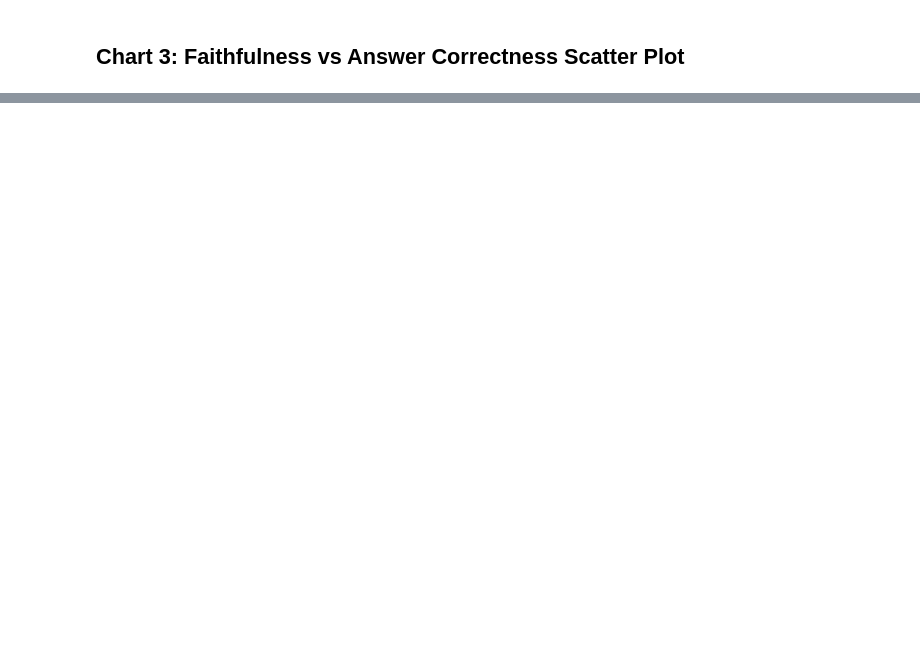
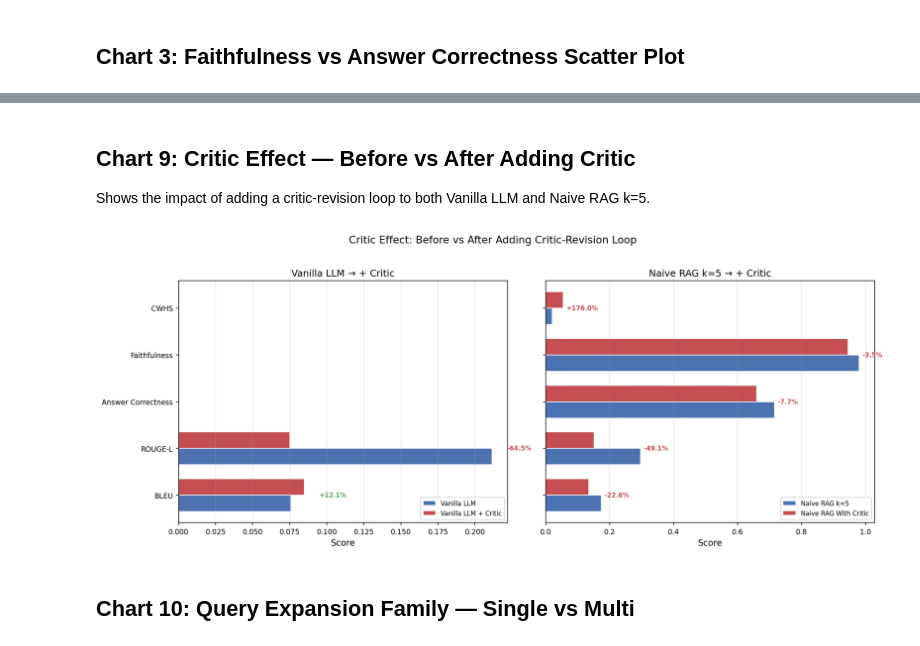
Before and after one commit to maalolankannan1/MedicalQA_RAG, a Jupyter notebook: notebooks/results_charts.ipynb, the cells around one changed output, grey strips where cells are left out. Cells and saved outputs as stored; diff of their text form; code cells hidden in the pictures; blank space fills up the shorter version.

```diff
--- a/notebooks/results_charts.ipynb
+++ b/notebooks/results_charts.ipynb
@@ -25,9 +25,9 @@ plt.rcParams.update({
 })
 
 FIGURES_DIR = config.RESULTS_FIGURES_DIR
-RAGAS_DIR = config.RESULTS_DIR / "ragas"
+RAGAS_DIR = config.RESULTS_RAGAS_DIR
 DEEPEVAL_DIR = config.RESULTS_DEEPEVAL_DIR
-EVAL_DIR = config.RESULTS_DIR / "eval_datasets"
+EVAL_DIR = config.RESULTS_EVALSETS_DIR
 # %% [markdown]
 ## Load All Metrics into a Unified DataFrame
 # %%
@@ -170,15 +191,17 @@ fig, ax = plt.subplots(figsize=(8, 6))
 colors = plt.cm.Set2(np.linspace(0, 1, len(scatter_df)))
 for i, (arch, row) in enumerate(scatter_df.iterrows()):
     ax.scatter(row["Faithfulness"], row["Answer Correctness"], s=120, c=[colors[i]], edgecolors="black", linewidth=0.5, zorder=3)
+    text_pos_x = 8 + np.random.uniform(-2, 2)
+    text_pos_y = 4 + np.random.uniform(-2, )
     ax.annotate(arch, (row["Faithfulness"], row["Answer Correctness"]),
-                textcoords="offset points", xytext=(8, 4), fontsize=8, ha="left")
+                textcoords="offset points", xytext=(text_pos_x, text_pos_y), fontsize=8, ha="left")
 
 ax.set_xlabel("Faithfulness (DeepEval)")
 ax.set_ylabel("Answer Correctness (GEval)")
 ax.set_title("Faithfulness vs Answer Correctness")
 ax.grid(alpha=0.3)
-ax.set_xlim(0.96, 1.0)
-ax.set_ylim(0.30, 0.80)
+ax.set_xlim(0.94, 0.99)
+ax.set_ylim(0.60, 0.85)
 
 plt.tight_layout()
 plt.savefig(FIGURES_DIR / "chart_faithfulness_vs_correctness.png", bbox_inches="tight")
@@ -185,0 +410,52 @@ plt.show()
+# %% [markdown]
+## Chart 9: Critic Effect — Before vs After Adding Critic
+
+Shows the impact of adding a critic-revision loop to both Vanilla LLM and Naive RAG k=5.
+# %%
+critic_pairs = {
+    "Vanilla LLM": "Vanilla LLM + Critic",
+    "Naive RAG k=5": "Naive RAG With Critic",
+}
+critic_metrics = ["BLEU", "ROUGE-L", "Answer Correctness", "Faithfulness", "CWHS"]
+
+fig, axes = plt.subplots(1, 2, figsize=(14, 5.5), sharey=True)
+
+for ax_idx, (base, critic) in enumerate(critic_pairs.items()):
+    available = [m for m in critic_metrics
+                 if m in metrics_df.columns
+                 and base in metrics_df.index
+                 and critic in metrics_df.index
+                 and pd.notna(metrics_df.loc[base, m])
+                 and pd.notna(metrics_df.loc[critic, m])]
+
+    base_vals = [metrics_df.loc[base, m] for m in available]
+    critic_vals = [metrics_df.loc[critic, m] for m in available]
+
+    y = np.arange(len(available))
+    bar_h = 0.35
+
+    axes[ax_idx].barh(y - bar_h/2, base_vals, bar_h, label=base, color="#4C72B0", edgecolor="white")
+    axes[ax_idx].barh(y + bar_h/2, critic_vals, bar_h, label=critic, color="#C44E52", edgecolor="white")
+
+    axes[ax_idx].set_yticks(y)
+    axes[ax_idx].set_yticklabels(available)
+    axes[ax_idx].set_xlabel("Score")
+    axes[ax_idx].set_title(f"{base} → + Critic")
+    axes[ax_idx].legend(fontsize=8, loc="lower right")
+    axes[ax_idx].grid(axis="x", alpha=0.3)
+
+    for i, (bv, cv) in enumerate(zip(base_vals, critic_vals)):
+        pct = ((cv - bv) / bv) * 100 if bv != 0 else 0
+        color = "#55A868" if pct > 0 else "#C44E52"
+        if available[i] == "CWHS":
+            color = "#55A868" if pct < 0 else "#C44E52"
+        axes[ax_idx].text(max(bv, cv) + 0.01, i, f"{pct:+.1f}%", va="center", fontsize=8, color=color, fontweight="bold")
+
+plt.suptitle("Critic Effect: Before vs After Adding Critic-Revision Loop", fontsize=13, y=1.02)
+plt.tight_layout()
+plt.savefig(FIGURES_DIR / "chart_critic_effect.png", bbox_inches="tight")
+plt.show()
+# %% [output]
+[figure, added]
+# %% [markdown]
+## Chart 10: Query Expansion Family — Single vs Multi
```
Also changed, not shown: parts of 60 cells of this notebook, 29 other files.
